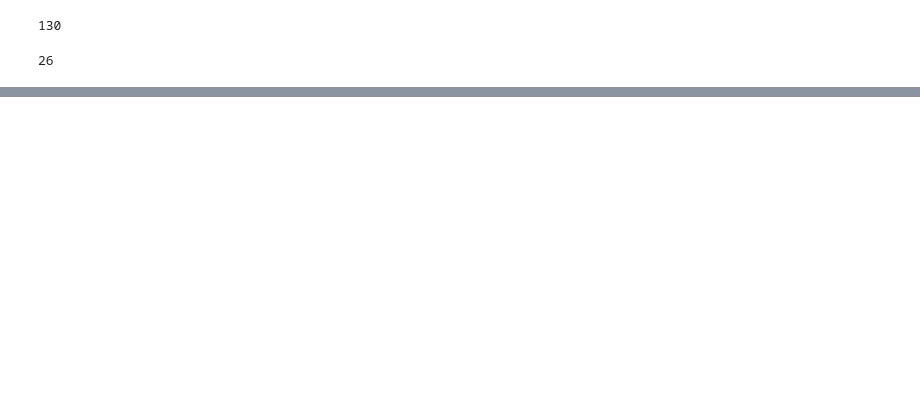
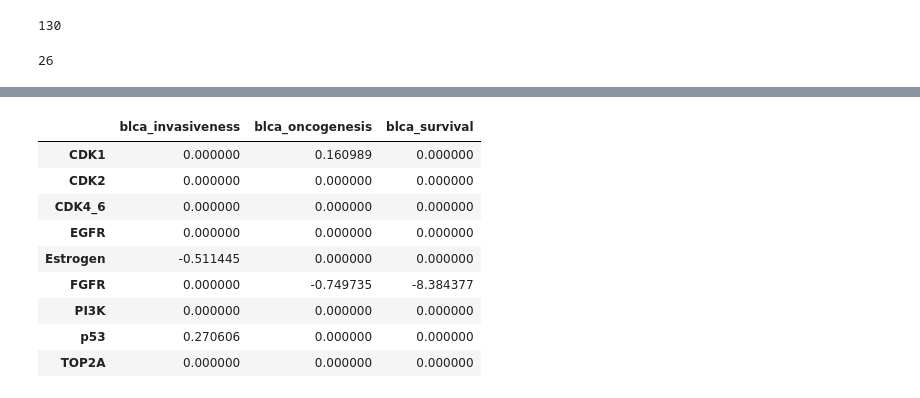
Before and after one commit to jingsday/blca_publication, a Jupyter notebook: blca_publication_Scripts/blca_Scripts_bmra/blca_Scripts_bmra_cal29/03_bmra_run.ipynb, the cells around one changed output, grey strips where cells are left out. Cells and saved outputs as stored; diff of their text form; code cells hidden in the pictures; blank space fills up the shorter version.

```diff
--- a/blca_publication_Scripts/blca_Scripts_bmra/blca_Scripts_bmra_cal29/03_bmra_run.ipynb
+++ b/blca_publication_Scripts/blca_Scripts_bmra/blca_Scripts_bmra_cal29/03_bmra_run.ipynb
@@ -371,0 +408,15 @@ display(rm_filt.astype(bool).sum().sum() - len(modules))
+# %%
+rm_subset=rm_subset.loc[['blca_invasiveness',	'blca_oncogenesis',	'blca_survival']]
+rm_subset=rm_subset.T
+display(rm_subset)
+# %% [output]
+|  | blca_invasiveness | blca_oncogenesis | blca_survival |
+| CDK1 | 0.000000 | 0.160989 | 0.000000 |
+| CDK2 | 0.000000 | 0.000000 | 0.000000 |
+| CDK4_6 | 0.000000 | 0.000000 | 0.000000 |
+| EGFR | 0.000000 | 0.000000 | 0.000000 |
+| Estrogen | -0.511445 | 0.000000 | 0.000000 |
+| FGFR | 0.000000 | -0.749735 | -8.384377 |
+| PI3K | 0.000000 | 0.000000 | 0.000000 |
+| p53 | 0.270606 | 0.000000 | 0.000000 |
+| TOP2A | 0.000000 | 0.000000 | 0.000000 |
```
Also changed, not shown: parts of 6 cells of this notebook.
